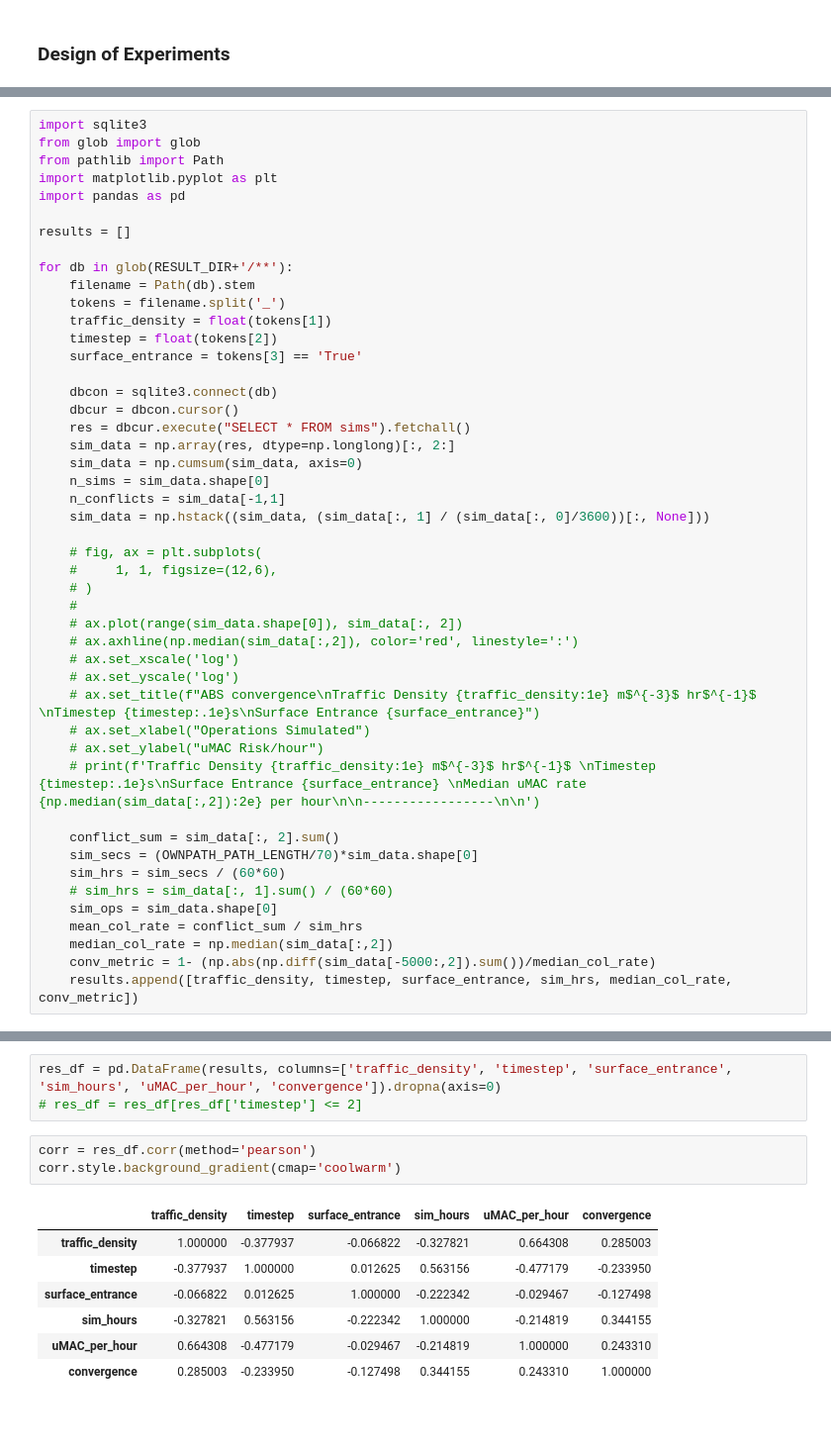
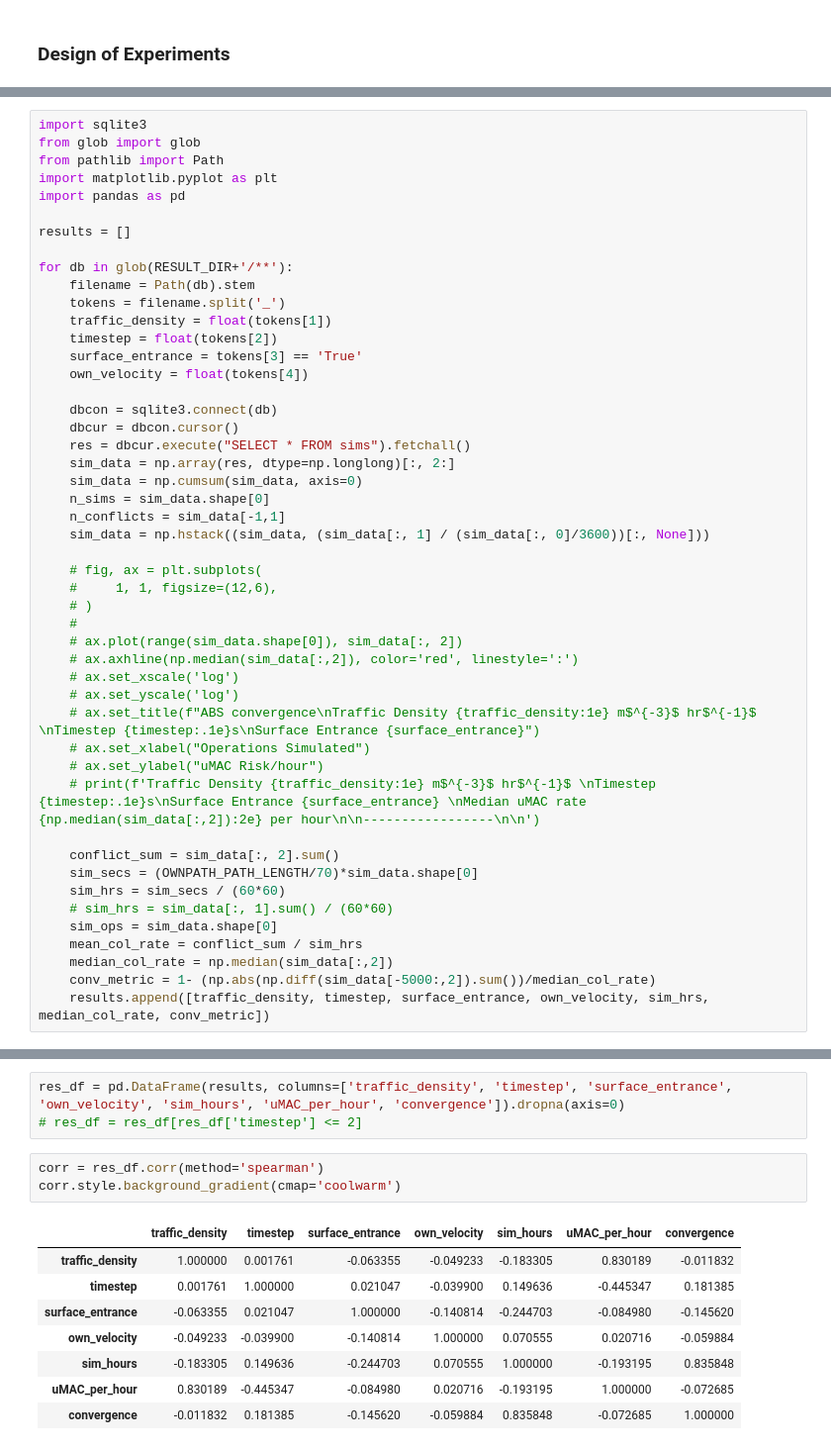
Before and after one commit to aliaksei135/sandbox, a Jupyter notebook: abs_tester/test_base.ipynb, the cells around one changed output, grey strips where cells are left out. Shown at 99% size. Drawn from its saved outputs; the diff is of its cells as text; blank space fills up the shorter version.

```diff
--- a/abs_tester/test_base.ipynb
+++ b/abs_tester/test_base.ipynb
@@ -121,6 +181,7 @@ for db in glob(RESULT_DIR+'/**'):
     traffic_density = float(tokens[1])
     timestep = float(tokens[2])
     surface_entrance = tokens[3] == 'True'
+    own_velocity = float(tokens[4])
 
     dbcon = sqlite3.connect(db)
     dbcur = dbcon.cursor()
@@ -152,4 +213,4 @@ for db in glob(RESULT_DIR+'/**'):
     mean_col_rate = conflict_sum / sim_hrs
     median_col_rate = np.median(sim_data[:,2])
     conv_metric = 1- (np.abs(np.diff(sim_data[-5000:,2]).sum())/median_col_rate)
-    results.append([traffic_density, timestep, surface_entrance, sim_hrs, median_col_rate, conv_metric])
+    results.append([traffic_density, timestep, surface_entrance, own_velocity, sim_hrs, median_col_rate, conv_metric])
@@ -192,14 +217,15 @@ for db in glob(RESULT_DIR+'/**'):
 # %%
-res_df = pd.DataFrame(results, columns=['traffic_density', 'timestep', 'surface_entrance', 'sim_hours', 'uMAC_per_hour', 'convergence']).dropna(axis=0)
+res_df = pd.DataFrame(results, columns=['traffic_density', 'timestep', 'surface_entrance', 'own_velocity', 'sim_hours', 'uMAC_per_hour', 'convergence']).dropna(axis=0)
 # res_df = res_df[res_df['timestep'] <= 2]
 # %%
-corr = res_df.corr(method='pearson')
+corr = res_df.corr(method='spearman')
 corr.style.background_gradient(cmap='coolwarm')
 # %% [output]
-|  | traffic_density | timestep | surface_entrance | sim_hours | uMAC_per_hour | convergence |
-| traffic_density | 1.000000 | -0.377937 | -0.066822 | -0.327821 | 0.664308 | 0.285003 |
-| timestep | -0.377937 | 1.000000 | 0.012625 | 0.563156 | -0.477179 | -0.233950 |
-| surface_entrance | -0.066822 | 0.012625 | 1.000000 | -0.222342 | -0.029467 | -0.127498 |
-| sim_hours | -0.327821 | 0.563156 | -0.222342 | 1.000000 | -0.214819 | 0.344155 |
-| uMAC_per_hour | 0.664308 | -0.477179 | -0.029467 | -0.214819 | 1.000000 | 0.243310 |
-| convergence | 0.285003 | -0.233950 | -0.127498 | 0.344155 | 0.243310 | 1.000000 |
+|  | traffic_density | timestep | surface_entrance | own_velocity | sim_hours | uMAC_per_hour | convergence |
+| traffic_density | 1.000000 | 0.001761 | -0.063355 | -0.049233 | -0.183305 | 0.830189 | -0.011832 |
+| timestep | 0.001761 | 1.000000 | 0.021047 | -0.039900 | 0.149636 | -0.445347 | 0.181385 |
+| surface_entrance | -0.063355 | 0.021047 | 1.000000 | -0.140814 | -0.244703 | -0.084980 | -0.145620 |
+| own_velocity | -0.049233 | -0.039900 | -0.140814 | 1.000000 | 0.070555 | 0.020716 | -0.059884 |
+| sim_hours | -0.183305 | 0.149636 | -0.244703 | 0.070555 | 1.000000 | -0.193195 | 0.835848 |
+| uMAC_per_hour | 0.830189 | -0.445347 | -0.084980 | 0.020716 | -0.193195 | 1.000000 | -0.072685 |
+| convergence | -0.011832 | 0.181385 | -0.145620 | -0.059884 | 0.835848 | -0.072685 | 1.000000 |
```
Also changed, not shown: parts of 13 cells of this notebook, 1 other file.
